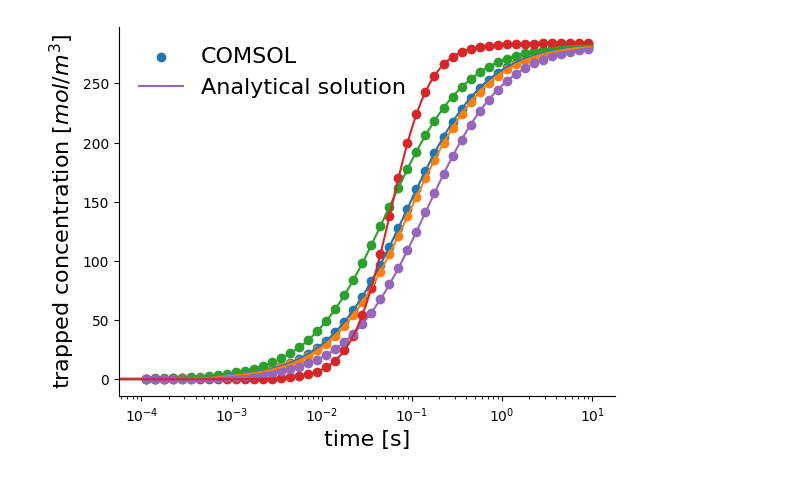
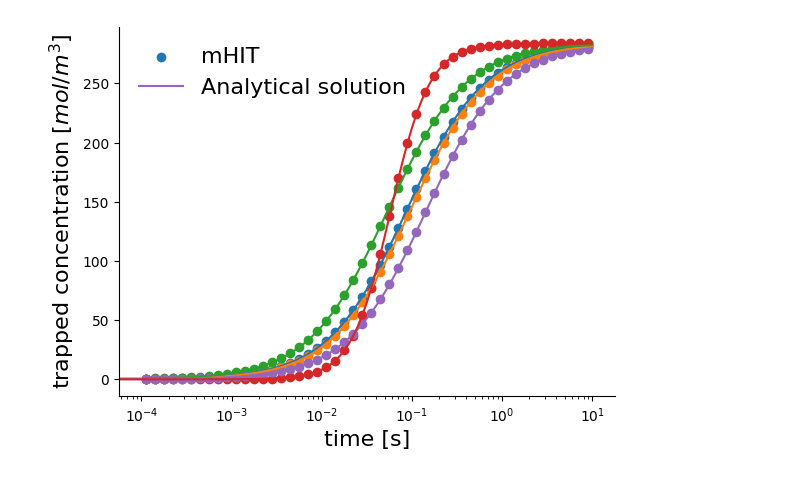
Before and after one commit to gabriele-ferrero/Titans_TT_codecomparison, a Jupyter notebook: MMS/MMS_traps/Henri/plot_results.ipynb, the cells around one changed output. Saved outputs shown, nothing was run; the diff lists cells and outputs as text; code cells hidden in the pictures.

```diff
--- a/MMS/MMS_traps/Henri/plot_results.ipynb
+++ b/MMS/MMS_traps/Henri/plot_results.ipynb
@@ -10,35 +10,35 @@ import colorsys
 # %%
 ## load data from txt
 ctrap_t= np.loadtxt("ctrap_henry_timedep_1.txt")
 # ctrap_t_2= np.loadtxt("ctrap_henry_timedep_2.txt")
 ctrap_an_t= np.loadtxt("ctrap_an_henry_timedep.txt")
 ctrap_an_t_2= np.loadtxt("ctrap_an2_henry_timedep.txt")
 colorvec=["#1f77b4", "#ff7f0e", "#2ca02c", "#d62728", "#9467bd", "#8c564b", "#e377c2", "#7f7f7f", "#bcbd22", "#17becf"]
 # for each column in ctrap_t, plot the data
 for i in range(1, ctrap_t.shape[1]):
     ##plot data as comparison bewtween COMSOL and analytical
     if i==1:
-        plt.scatter(ctrap_t[::2, 0], ctrap_t[::2, i],color=colorvec[i-1], label="COMSOL")
+        plt.scatter(ctrap_t[::2, 0], ctrap_t[::2, i],color=colorvec[i-1], label="mHIT")
     else:
         plt.scatter(ctrap_t[::2, 0], ctrap_t[::2, i],color=colorvec[i-1])
 for i in range(1, ctrap_an_t.shape[1]):
     if i==4:
         plt.plot(ctrap_an_t[:, 0], ctrap_an_t[:, i],color=colorvec[4], label="Analytical solution")
     else :
         plt.plot(ctrap_an_t[:, 0], ctrap_an_t[:, i],color=colorvec[i-1])
 
 # plt.scatter(ctrap_t_2[:, 0], ctrap_t_2[:, 1], label="COMSOL")
 plt.plot(ctrap_an_t_2[:, 0], ctrap_an_t_2[:, 1], color=colorvec[3])
 plt.xscale("log")
 # plt.yscale("log")
 plt.gca().spines["top"].set_visible(False)
 plt.gca().spines["right"].set_visible(False)
 plt.legend(frameon=False, fontsize=16)
 plt.xlabel("time [s]", fontsize=16)
 plt.ylabel(r"trapped concentration $[mol/m^3]$", fontsize=16)
 plt.savefig("henry_trap_timedep_comparison.png", dpi=300,bbox_inches='tight')
 # %% [output]
-[figure, old version]
+[figure, new version]
 # %%
 
 def generate_random_lines(num_lines=5, min_length=0.5, domain=[-0.5, 0.5]):
```
Also changed, not shown: parts of 1 cell of this notebook, 12 other files.
